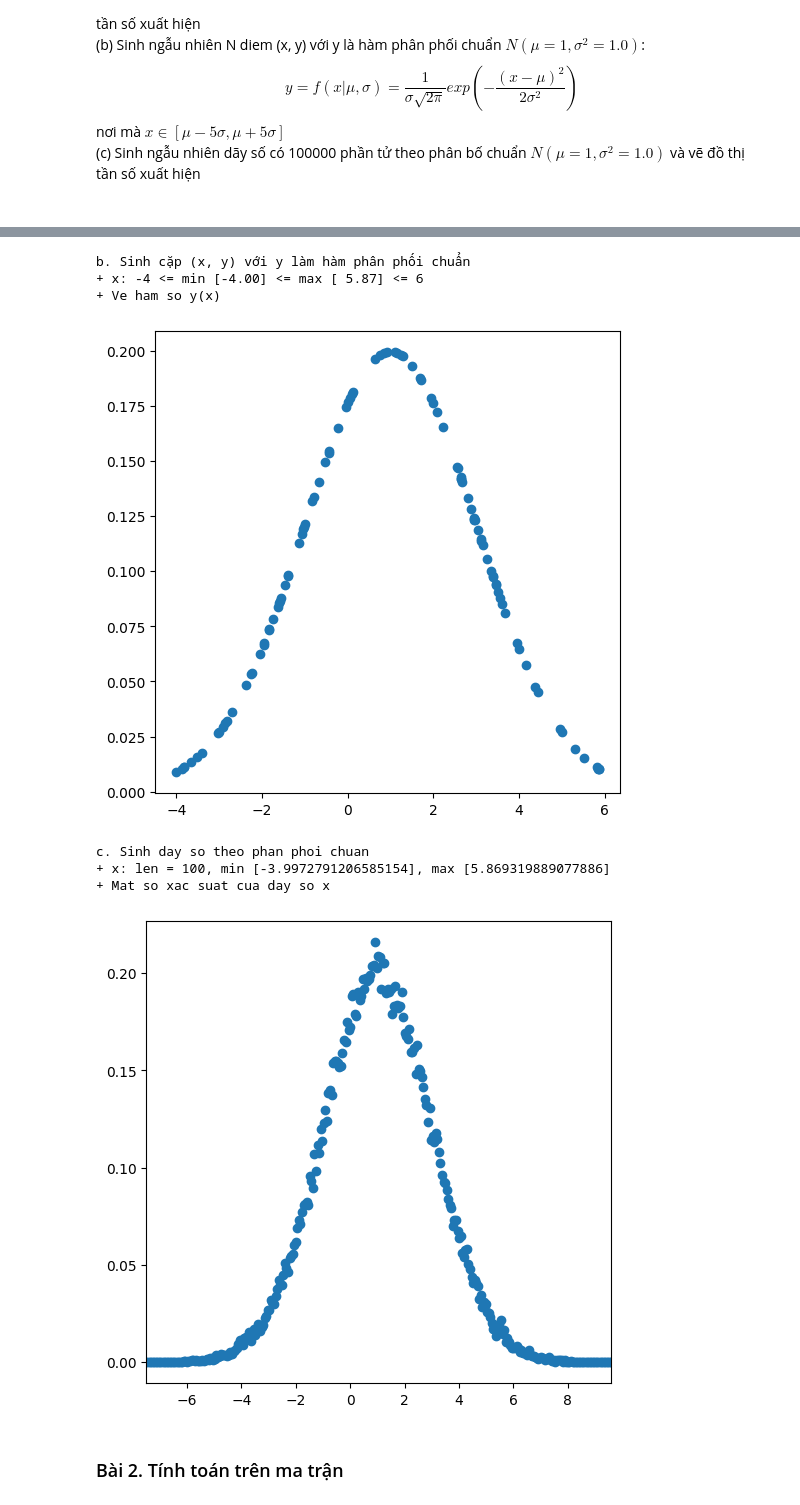
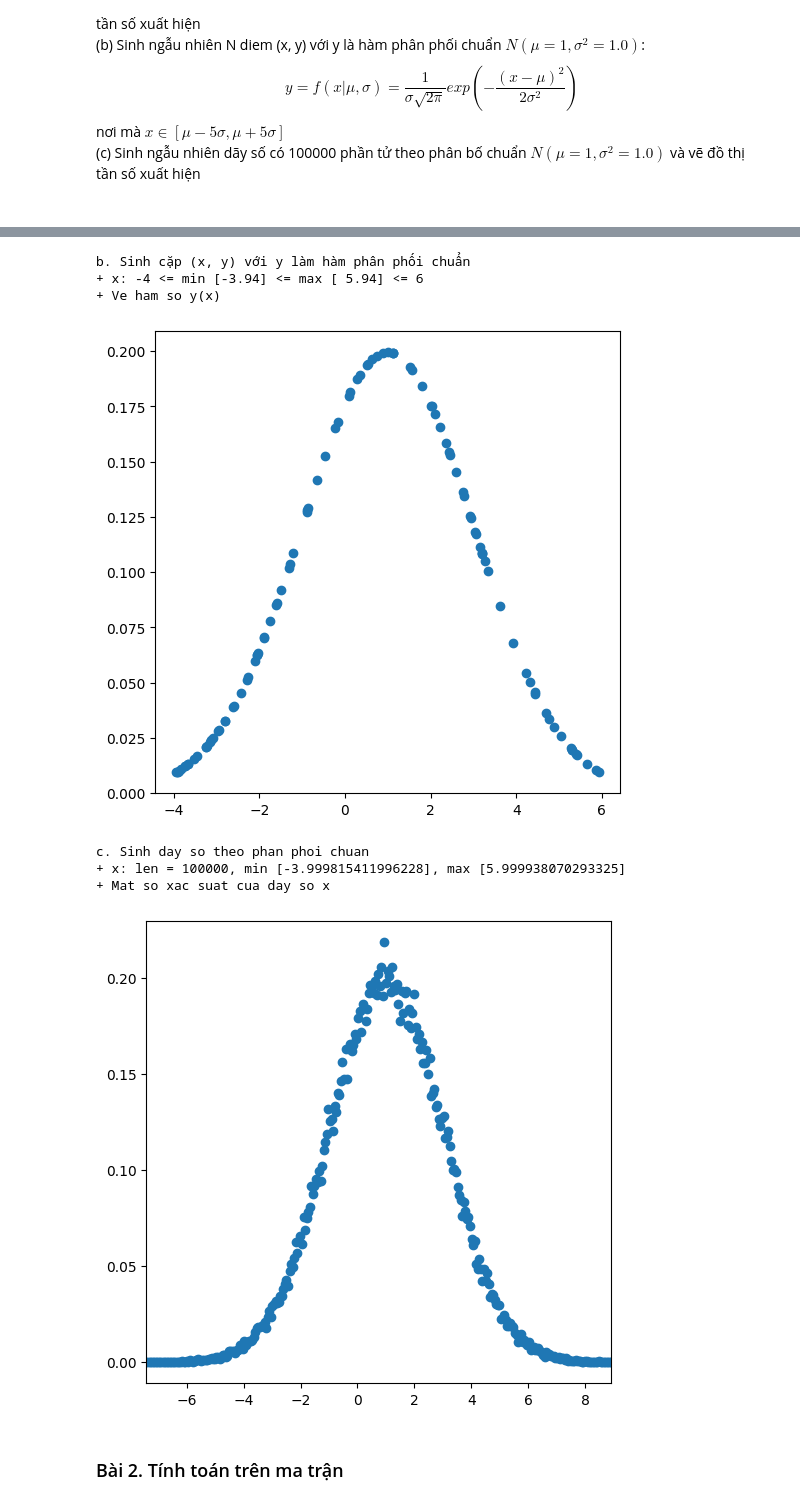
Before and after one commit to Toan510/sgu25_data_analytics, a Jupyter notebook: exerciese/DAO2/04_exercise_02.ipynb, the cells around one changed output, grey strips where cells are left out. Drawn from its saved outputs; the diff is of its cells as text; code cells hidden in the pictures.

```diff
--- a/exerciese/DAO2/04_exercise_02.ipynb
+++ b/exerciese/DAO2/04_exercise_02.ipynb
@@ -175,9 +175,8 @@ a. Sinh ngẫu nhiên theo phân bố đều
 # Sử dụng hàm sau để tính hàm xác suất chuẩn N(m, s): np.sqrt, np.exp
 
 x_min, x_max = -4, 6
-N = 100
 m, s = 1, 2
-x = np.random.rand(N) * (x_max - x_min) + x_min  # Sinh ngau nhien N so thuc trong khoang [x_min, x_max]
+x = np.random.rand(100) * (x_max - x_min) + x_min  # Sinh ngau nhien N so thuc trong khoang [x_min, x_max]
 y = (1 / (s * np.sqrt(2 * np.pi))) * np.exp(-0.5 * ((x - m) / s) ** 2)  # Tinh ham phan phoi chuan N(m, s)
 
 print("b. Sinh cặp (x, y) với y làm hàm phân phối chuẩn")
@@ -189,34 +188,37 @@ plt.savefig("4b.png")          #  luu do thi
 plt.show()                     #  hien thi do thi
 # %% [output]
 b. Sinh cặp (x, y) với y làm hàm phân phối chuẩn
-+ x: -4 <= min [-4.00] <= max [ 5.87] <= 6
++ x: -4 <= min [-3.94] <= max [ 5.94] <= 6
 + Ve ham so y(x)
-[figure, old version]
+[figure, new version]
 # %%
 """ CÁC BẠN LÀM BÀI Ở ĐÂY """
 # Sử dụng hàm np.random.randn() sinh phân phối chuẩn N(0,1) --> N(m,s^2) = m + N(0,1) * s
 # Sử dụng hàm np.histogram với density=True để thống kê số lần xuất hiện với số bins = 300 (do dãy số thực)
 # Sinh ngẫu nhiên 1000 số theo phân phối chuẩn N(1, 4)
+
 data = np.random.randn(100000) * s + m
+
+x = np.random.rand(100000) * (x_max - x_min) + x_min  # Sinh ngau nhien N so thuc trong khoang [x_min, x_max]
 
 # Thống kê số lần xuất hiện với số bins = 300
 cnt, val = np.histogram(data, bins=300, density=True)
 
 # Tính trung tâm của các bins
 val = (val[:-1] + val[1:]) / 2  # Trung tâm của các bins
 
 print( "c. Sinh day so theo phan phoi chuan")
 print(f"+ x: len = {len(x)}, min [{np.min(x)}], max [{np.max(x)}]")
 print(f"+ Mat so xac suat cua day so x")
 plt.figure(figsize=(6,6))      # kich thuoc ban ve
 plt.xlim(np.min(val), np.max(val))
 plt.scatter(val, cnt)
 plt.show()
 # %% [output]
 c. Sinh day so theo phan phoi chuan
-+ x: len = 100, min [-3.9972791206585154], max [5.869319889077886]
++ x: len = 100000, min [-3.999815411996228], max [5.999938070293325]
 + Mat so xac suat cua day so x
-[figure, old version]
+[figure, new version]
 # %% [markdown]
 ### Bài 2. Tính toán trên ma trận
 # %% [markdown]
```
Also changed, not shown: parts of 8 cells of this notebook.
